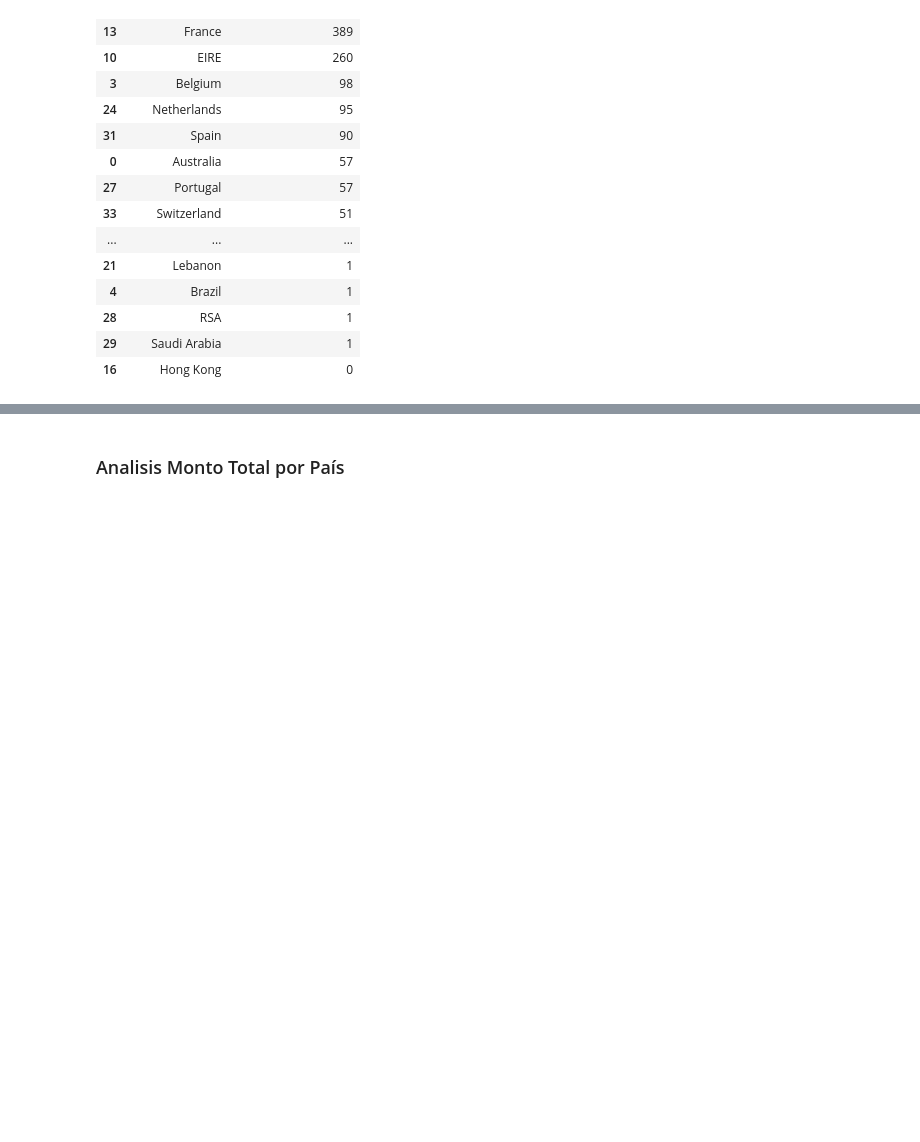
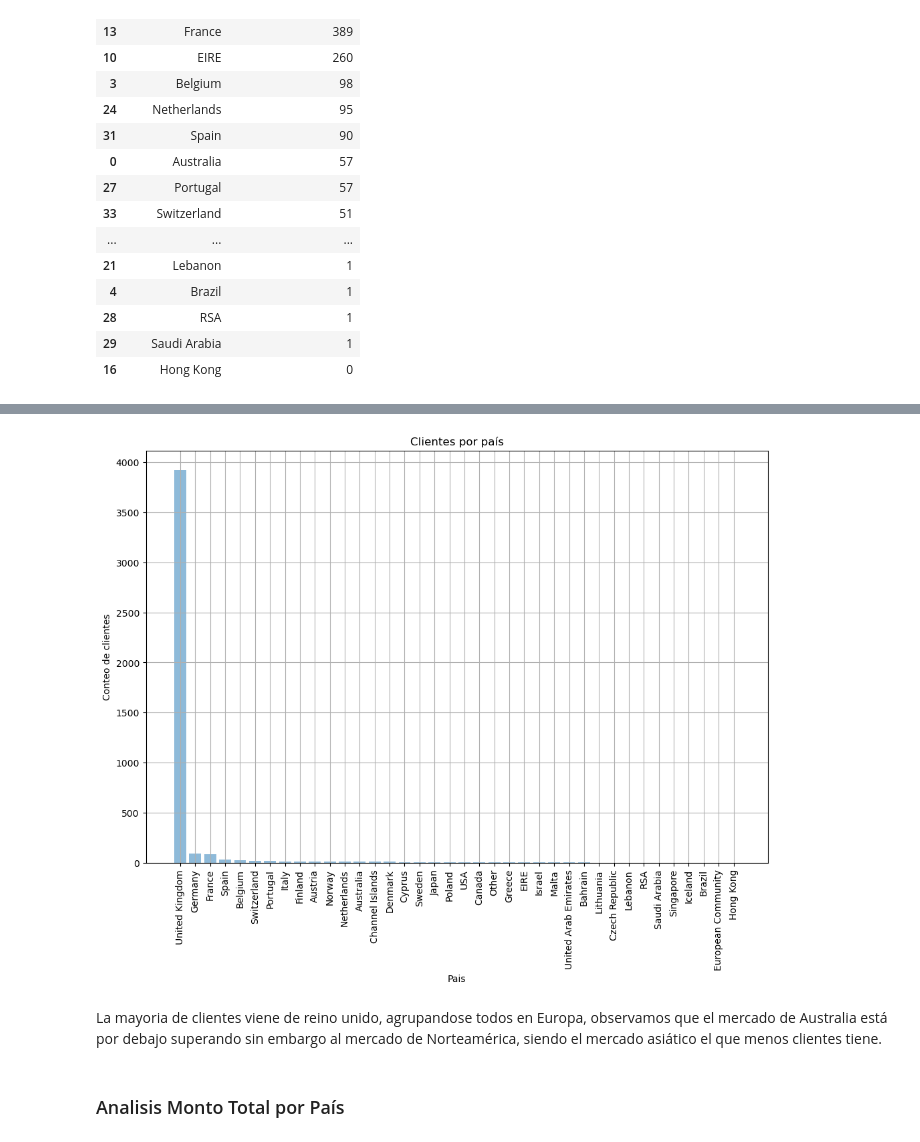
Before and after one commit to alan-caballero-g/Hackaton-Retail-Challenge-2024, a Jupyter notebook: datasets/Retail_Challenge.ipynb, the cells around one changed output, grey strips where cells are left out. Saved outputs shown, nothing was run; the diff lists cells and outputs as text; code cells hidden in the pictures; blank space fills up the shorter version.

```diff
--- a/datasets/Retail_Challenge.ipynb
+++ b/datasets/Retail_Challenge.ipynb
@@ -659,3 +659,14 @@ Número de facturas por país (ordenado por mayor número de facturas):
 | 28 | RSA | 1 |
 | 29 | Saudi Arabia | 1 |
 | 16 | Hong Kong | 0 |
+# %%
+# Conteo de clientes por país (region)
+clientes_por_pais = data_filtered2.groupby('region')['customer_id'].nunique().reset_index()
+clientes_por_pais.columns = ['Region', 'Numero de clientes']
+
+# Ordenar por mayor número
+clientes_por_pais = clientes_por_pais.sort_values(by='Numero de clientes', ascending=False)
+
+# Mostrar tabla de número de clientes por país ordenado
+print("Número de clientes por país (ordenado por mayor número de facturas):")
+clientes_por_pais
@@ -662,3 +692,16 @@ Número de facturas por país (ordenado por mayor número de facturas):
+# %%
+plt.figure(figsize=(12, 8))
+plt.bar(clientes_por_pais['Region'], clientes_por_pais['Numero de clientes'], alpha=0.5, )
+plt.title('Clientes por país')
+plt.xlabel('Pais')
+plt.ylabel('Conteo de clientes')
+plt.grid(True)
+plt.xticks(rotation = 90)
+plt.show()
+# %% [output]
+[figure, added]
+# %% [markdown]
+La mayoria de clientes viene de reino unido, agrupandose todos en Europa, observamos que el mercado de Australia está por debajo superando sin embargo al mercado de Norteamérica, siendo el mercado asiático el que menos clientes tiene.
 # %% [markdown]
 ### Analisis Monto Total por País
 # %%
```
Also changed, not shown: parts of 24 cells of this notebook.
